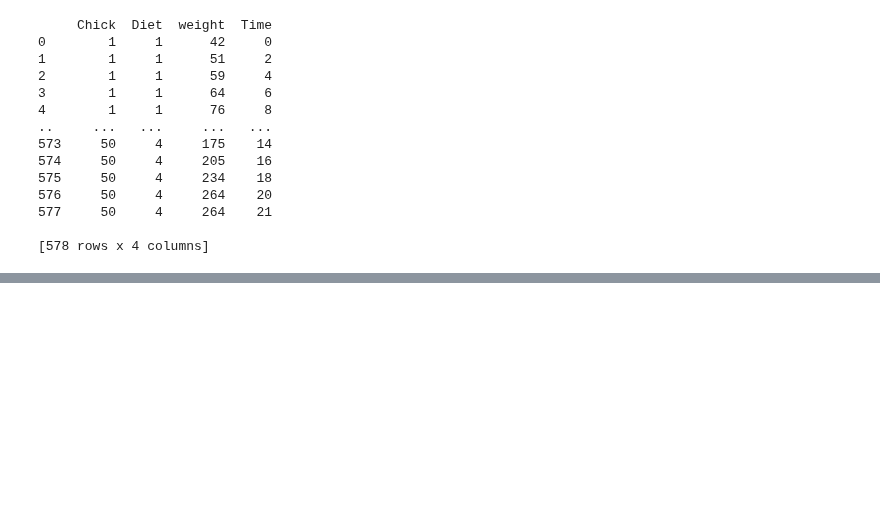
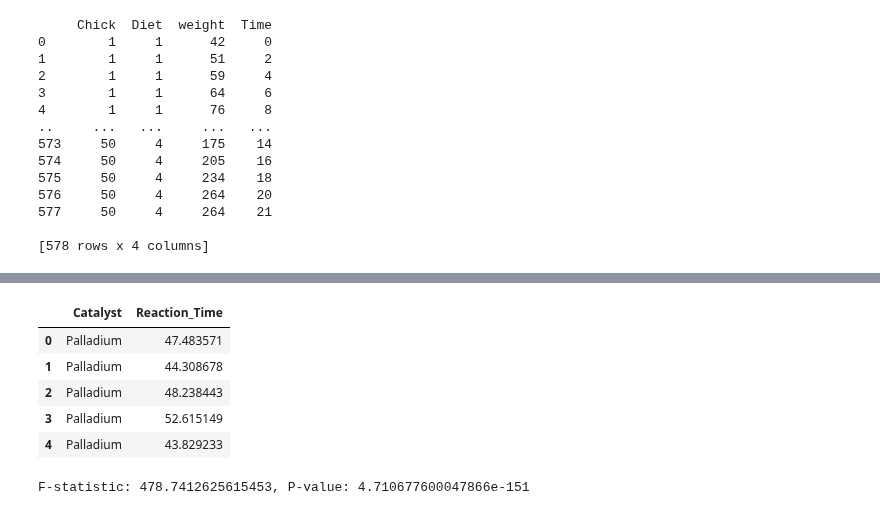
Before and after one commit to MichaelSzczepaniak/DataCamp, a Jupyter notebook: Tracks/Associate Data Scientist/30 Experimental Design in Python/ExperimentalDesignPython.ipynb, the cells around one changed output, grey strips where cells are left out. Saved outputs shown, nothing was run; the diff lists cells and outputs as text; code cells hidden in the pictures; blank space fills up the shorter version.

```diff
--- a/Tracks/Associate Data Scientist/30 Experimental Design in Python/ExperimentalDesignPython.ipynb
+++ b/Tracks/Associate Data Scientist/30 Experimental Design in Python/ExperimentalDesignPython.ipynb
@@ -454,0 +541,21 @@ Notes:
+# %%
+chemical_reactions = pd.read_csv('./data/chemical_reactions.csv')
+chemical_reactions.head()
+# %% [output]
+|  | Catalyst | Reaction_Time |
+| 0 | Palladium | 47.483571 |
+| 1 | Palladium | 44.308678 |
+| 2 | Palladium | 48.238443 |
+| 3 | Palladium | 52.615149 |
+| 4 | Palladium | 43.829233 |
+# %%
+catalyst_types = ['Palladium', 'Platinum', 'Nickel']
+
+# Collect reaction times for each catalyst into a list
+groups = [chemical_reactions[chemical_reactions['Catalyst'] == catalyst]['Reaction_Time'] for catalyst in catalyst_types]
+
+# Perform the one-way ANOVA across the three groups
+f_stat, p_val = f_oneway(*groups)
+print(f"F-statistic: {f_stat}, P-value: {p_val}")
+# %% [output]
+F-statistic: 478.7412625615453, P-value: 4.710677600047866e-151
```
Also changed, not shown: parts of 23 cells of this notebook.
